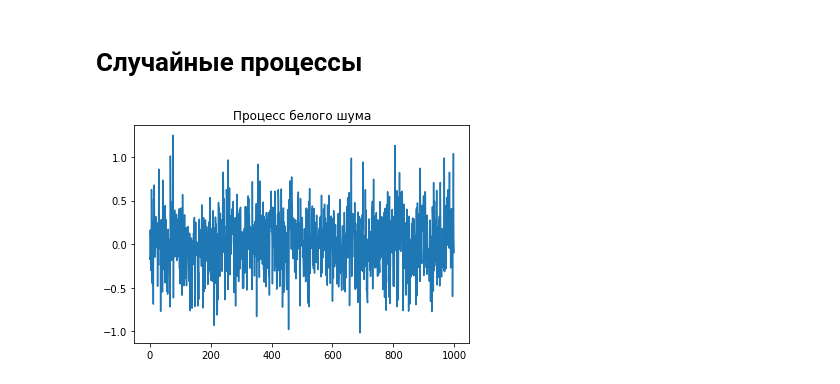
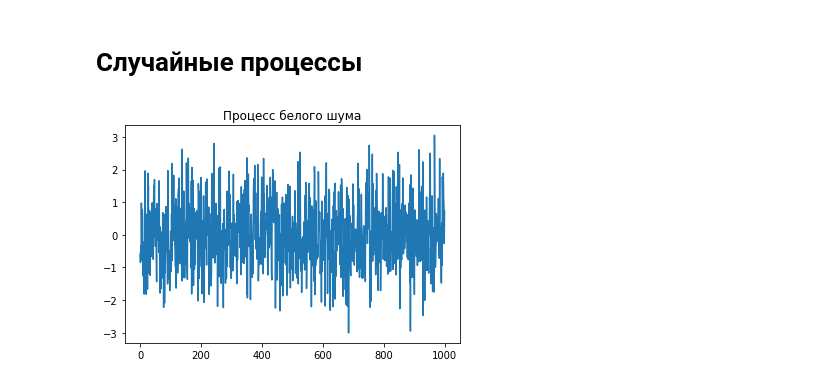
Before and after one commit to dtalkachou/MMod, a Jupyter notebook: lab4.ipynb, the cells around one changed output. Cells and saved outputs as stored; diff of their text form; code cells hidden in the pictures.

```diff
--- a/lab4.ipynb
+++ b/lab4.ipynb
@@ -2,16 +2,19 @@
 # Случайные процессы
 # %%
 import math
+import warnings
 import numpy as np
+import matplotlib.pyplot as plt
+
 from scipy.optimize import fsolve
-import matplotlib.pyplot as plt
+from statsmodels.api import graphics
 
 
 N = 1000
-X = [np.random.normal(0, 1 / 3) for _ in range(N)]
+X = np.random.normal(size=N)
 
 plt.plot(X)
 plt.title('Процесс белого шума')
 plt.show()
 # %% [output]
-[figure, old version]
+[figure, new version]
```
Also changed, not shown: parts of 5 cells of this notebook, 11 other files.
